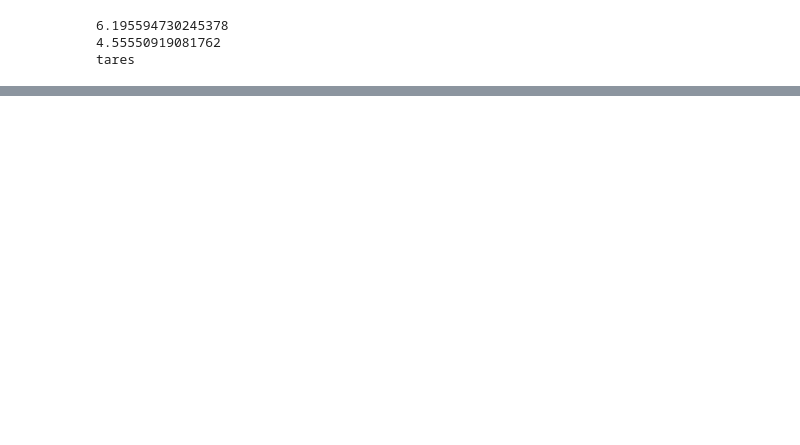
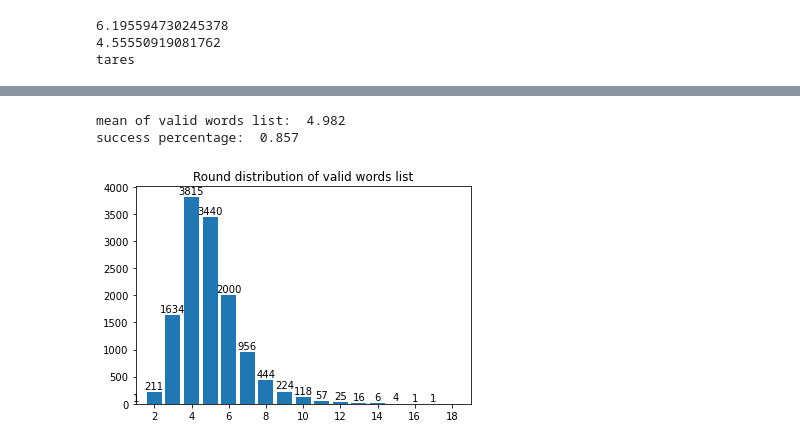
Before and after one commit to yangyangsimons/Artificial_intelligence_solving_wordle, a Jupyter notebook: Figure&Plot.ipynb, the cells around one changed output, grey strips where cells are left out. Drawn from its saved outputs; the diff is of its cells as text; code cells hidden in the pictures; blank space fills up the shorter version.

```diff
--- a/Figure&Plot.ipynb
+++ b/Figure&Plot.ipynb
@@ -269,0 +281,13 @@ tares
+# %%
+updatedInfo_validWordList = pd.read_csv("./data/result/OptimizedInformation-validWordList.csv").iloc[:,1]
+__PlayRoundDisplay__(updatedInfo_validWordList,'Optimized info',"valid words list")
+print("mean of valid words list: ", round(updatedInfo_validWordList.mean(),3))
+count = 0
+for times in updatedInfo_validWordList:
+    if(times <= 6):
+        count = count + 1
+print("success percentage: ",round(count / len(updatedInfo_validWordList), 3))
+# %% [output]
+mean of valid words list:  4.982
+success percentage:  0.857
+[figure, added]
```
Also changed, not shown: parts of 10 cells of this notebook, 22 other files.
